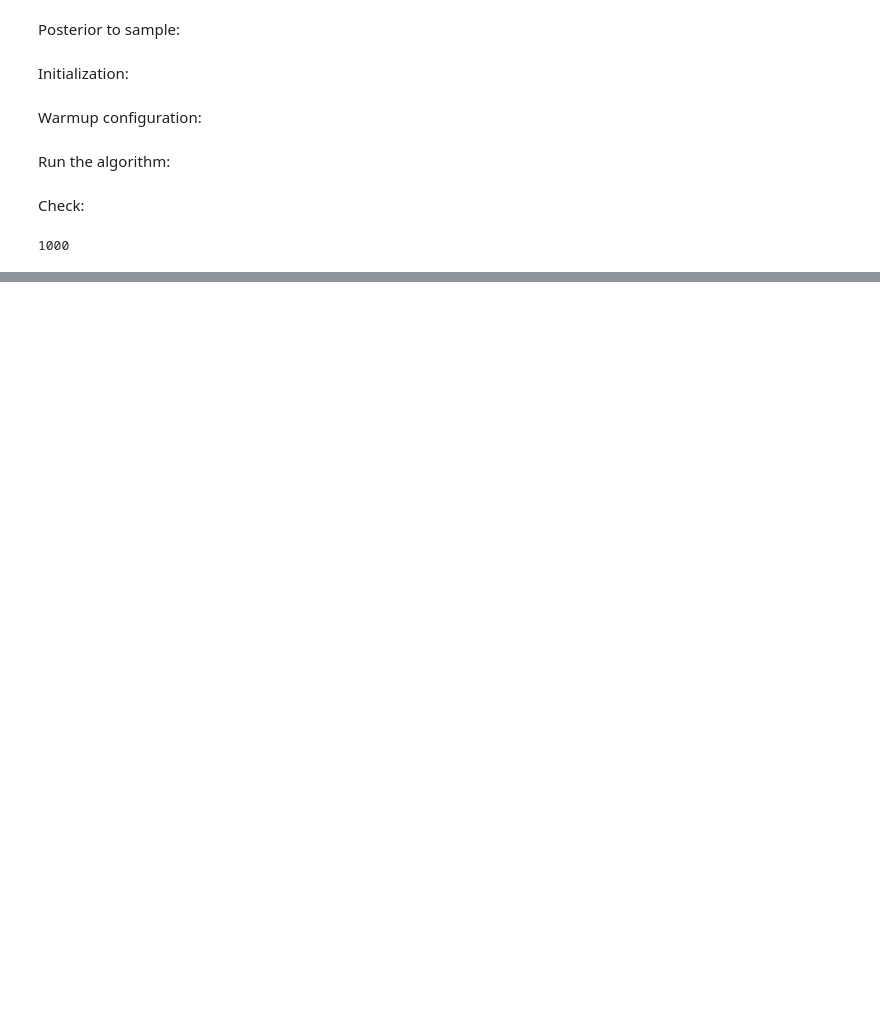
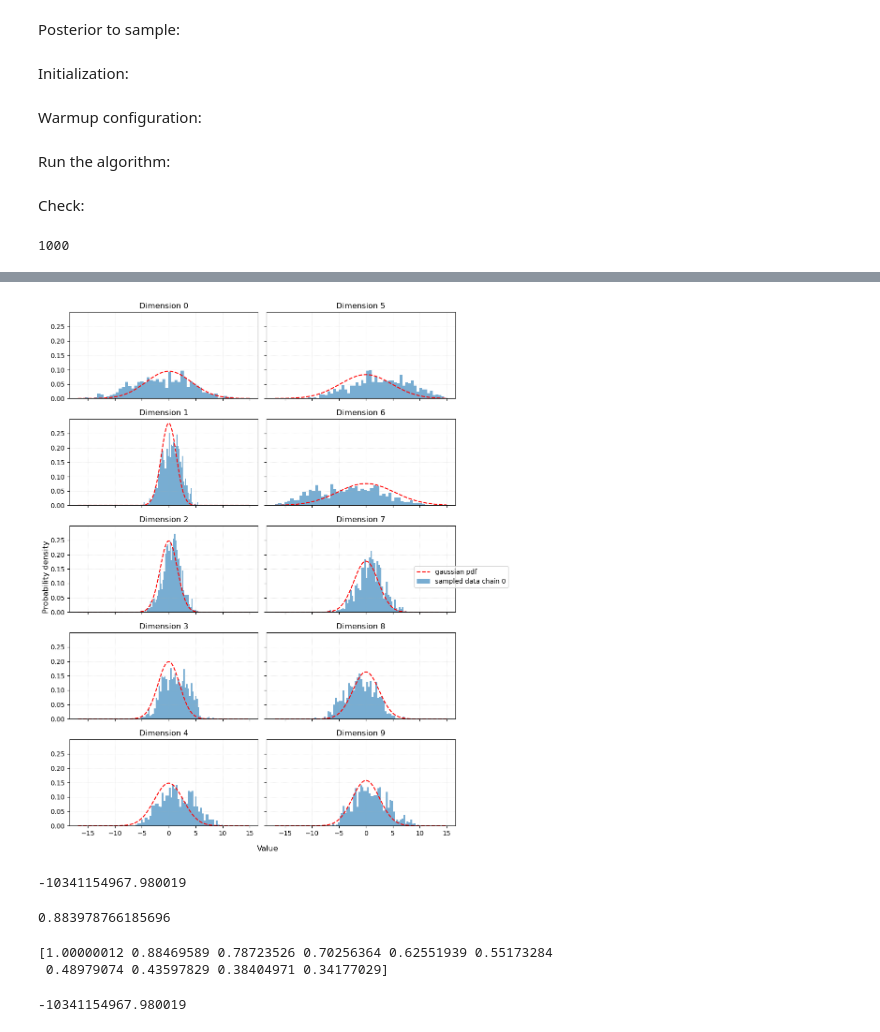
Before and after one commit to Mattia-Ponchio/Inference_Project, a Jupyter notebook: JAX_NUTS_Gauss10D.ipynb, the cells around one changed output, grey strips where cells are left out. Saved outputs shown, nothing was run; the diff lists cells and outputs as text; code cells hidden in the pictures; blank space fills up the shorter version.

```diff
--- a/JAX_NUTS_Gauss10D.ipynb
+++ b/JAX_NUTS_Gauss10D.ipynb
@@ -51,0 +116,5 @@ std: [1.0242908  1.0370598  1.0250063  0.9474148  0.9805781  0.988915
+# %%
+# The theorical variance of each variable comes from inverting the precision matrix A
+th_cov_mat = np.linalg.inv(A)
+th_var_k = [ th_cov_mat[i,i] for i in range(D) ]
+th_var_k
@@ -51,0 +132,58 @@ std: [1.0242908  1.0370598  1.0250063  0.9474148  0.9805781  0.988915
+# %%
+x = np.linspace(samples.min(), samples.max(), 1000)
+
+fig, axs = plt.subplots(5, 2, figsize=(10, 12), sharex=True, sharey=True)
+
+for j in range(2):        # colonne
+    for i in range(5):    # righe
+
+        k = i + 5*j       # indice globale della variabile (0..9)
+
+        var = th_var_k[k]
+        norm_factor = 1 / np.sqrt(2 * np.pi * var)
+        pdf = norm_factor * np.exp(-(x**2) / (2 * var))
+
+        axs[i, j].plot(x, pdf, color='red', label='gaussian pdf', linestyle= '--')
+        axs[i, j].hist(samples[0,:, k] , bins=50, density=True, alpha=0.6, label='sampled data chain 0')
+        #axs[i, j].hist(samples_flat[2000:4000, k] , bins=50, density=True, alpha=0.6, label='sampled data chain 1')
+
+        # add a grid
+        axs[i, j].grid(True, linestyle=':', linewidth=0.5, alpha=0.5)
+
+        axs[i, j].set_title(f"Dimension {k}")
+
+# --- LEGENDA UNICA ---
+handles, labels = axs[0,0].get_legend_handles_labels()
+fig.legend(handles, labels, loc='center right', bbox_to_anchor=(1.02, 0.5))
+
+# --- ETICHETTE GLOBALI ---
+fig.supxlabel("Value")
+fig.supylabel("Probability density")
+
+plt.tight_layout()
+plt.subplots_adjust(right=0.9)
+plt.show()
+# %% [output]
+[figure, added]
+# %%
+# ESS della prima dimensione
+ess_dim0 = ess_gelman(samples[0], lambda th: th[:, 0])
+print(ess_dim0)
+# %% [output]
+-10341154967.980019
+# %%
+x = samples[0][:, 0]
+print(np.corrcoef(x[:-1], x[1:])[0,1])
+# %% [output]
+0.883978766185696
+# %%
+acf = autocorr_functional(samples[0][:,0])
+print(acf[:10])
+# %% [output]
+[1.00000012 0.88469589 0.78723526 0.70256364 0.62551939 0.55173284
+ 0.48979074 0.43597829 0.38404971 0.34177029]
+# %%
+ess_dim0 = ess_gelman(samples[0], lambda th: th[:, 0])
+print(ess_dim0)
+# %% [output]
+-10341154967.980019
```
Also changed, not shown: parts of 9 cells of this notebook.
